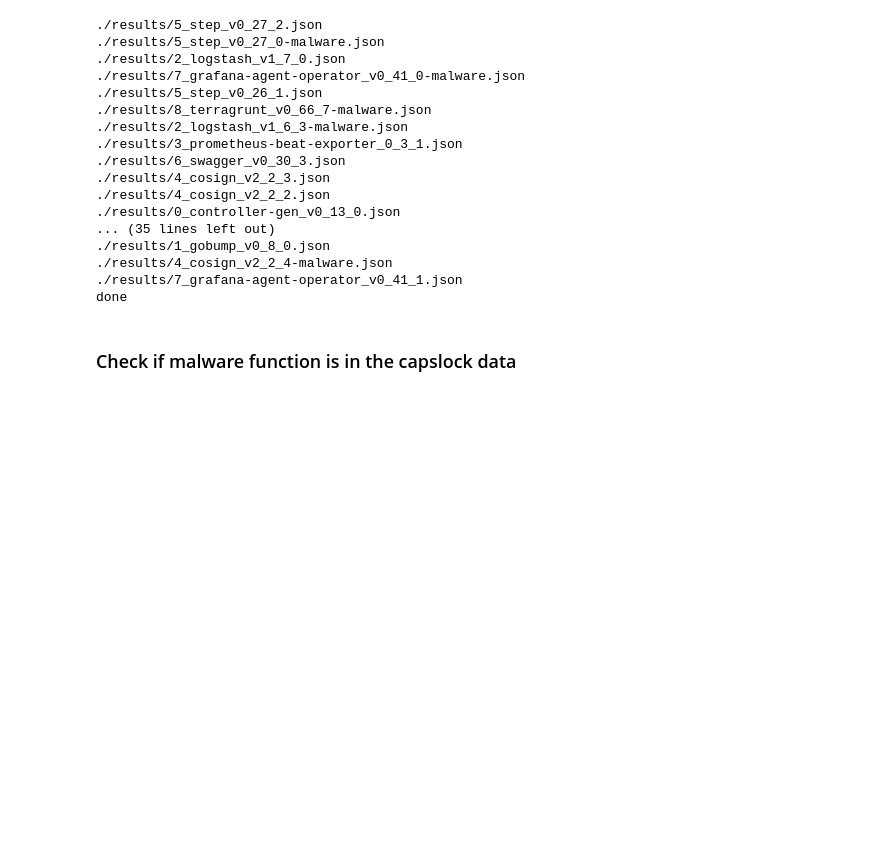
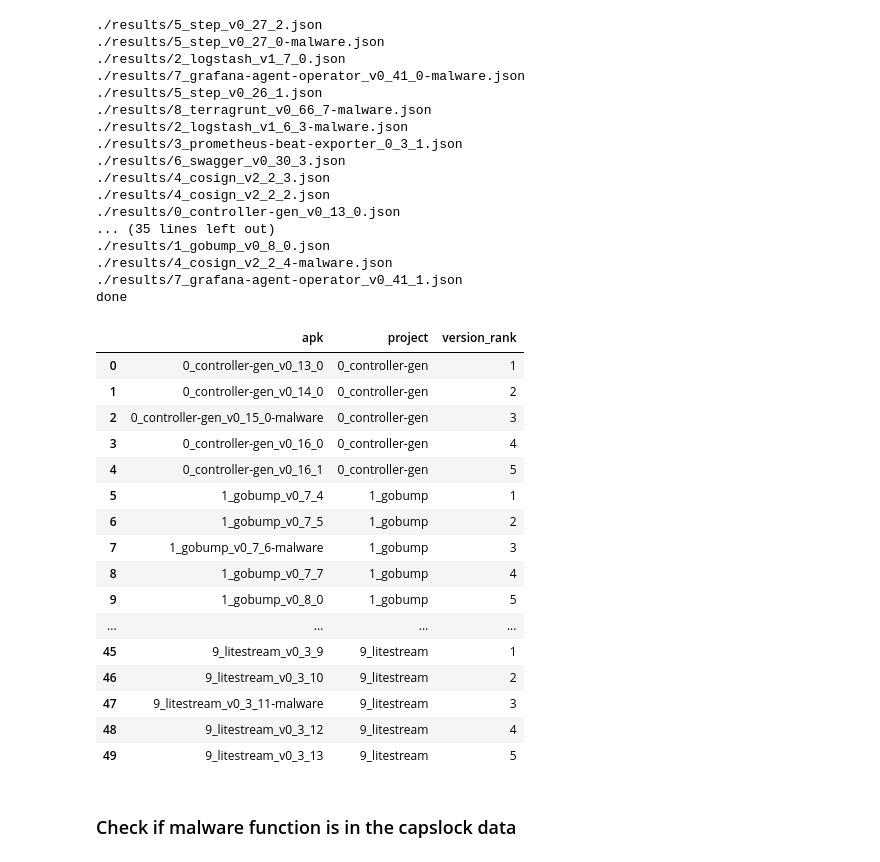
Before and after one commit to tdunlap607/panic-at-the-distro, a Jupyter notebook: malware-scanners/capslock/capslock_results.ipynb, the cells around one changed output. Cells and saved outputs as stored; diff of their text form; code cells hidden in the pictures; blank space fills up the shorter version.

```diff
--- a/malware-scanners/capslock/capslock_results.ipynb
+++ b/malware-scanners/capslock/capslock_results.ipynb
@@ -109,6 +109,81 @@ print("done")
 ./results/4_cosign_v2_2_4-malware.json
 ./results/7_grafana-agent-operator_v0_41_1.json
 done
+# %%
+ranks = [['0_controller-gen_v0_13_0', '0_controller-gen'],
+ ['0_controller-gen_v0_14_0', '0_controller-gen'],
+ ['0_controller-gen_v0_15_0-malware', '0_controller-gen'],
+ ['0_controller-gen_v0_16_0', '0_controller-gen'],
+ ['0_controller-gen_v0_16_1', '0_controller-gen'],
+ ['1_gobump_v0_7_4', '1_gobump'],
+ ['1_gobump_v0_7_5', '1_gobump'],
+ ['1_gobump_v0_7_6-malware', '1_gobump'],
+ ['1_gobump_v0_7_7', '1_gobump'],
+ ['1_gobump_v0_8_0', '1_gobump'],
+ ['2_logstash_v1_6_1', '2_logstash'],
+ ['2_logstash_v1_6_2', '2_logstash'],
+ ['2_logstash_v1_6_3-malware', '2_logstash'],
+ ['2_logstash_v1_6_4', '2_logstash'],
+ ['2_logstash_v1_7_0', '2_logstash'],
+ ['3_prometheus-beat-exporter_0_1_2', '3_prometheus-beat-exporter'],
+ ['3_prometheus-beat-exporter_0_2_0', '3_prometheus-beat-exporter'],
+ ['3_prometheus-beat-exporter_0_3_0-malware', '3_prometheus-beat-exporter'],
+ ['3_prometheus-beat-exporter_0_3_1', '3_prometheus-beat-exporter'],
+ ['3_prometheus-beat-exporter_0_4_0', '3_prometheus-beat-exporter'],
+ ['4_cosign_v2_2_2', '4_cosign'],
+ ['4_cosign_v2_2_3', '4_cosign'],
+ ['4_cosign_v2_2_4-malware', '4_cosign'],
+ ['4_cosign_v2_3_0', '4_cosign'],
+ ['4_cosign_v2_4_0', '4_cosign'],
+ ['5_step_v0_26_1', '5_step'],
+ ['5_step_v0_26_2', '5_step'],
+ ['5_step_v0_27_0-malware', '5_step'],
+ ['5_step_v0_27_1', '5_step'],
+ ['5_step_v0_27_2', '5_step'],
+ ['6_swagger_v0_30_2', '6_swagger'],
+ ['6_swagger_v0_30_3', '6_swagger'],
+ ['6_swagger_v0_30_4-malware', '6_swagger'],
+ ['6_swagger_v0_30_5', '6_swagger'],
+ ['6_swagger_v0_31_0', '6_swagger'],
+ ['7_grafana-agent-operator_v0_40_4', '7_grafana-agent-operator'],
+ ['7_grafana-agent-operator_v0_40_5', '7_grafana-agent-operator'],
+ ['7_grafana-agent-operator_v0_41_0-malware', '7_grafana-agent-operator'],
+ ['7_grafana-agent-operator_v0_41_1', '7_grafana-agent-operator'],
+ ['7_grafana-agent-operator_v0_42_0', '7_grafana-agent-operator'],
+ ['8_terragrunt_v0_66_5', '8_terragrunt'],
+ ['8_terragrunt_v0_66_6', '8_terragrunt'],
+ ['8_terragrunt_v0_66_7-malware', '8_terragrunt'],
+ ['8_terragrunt_v0_66_8', '8_terragrunt'],
+ ['8_terragrunt_v0_66_9', '8_terragrunt'],
+ ['9_litestream_v0_3_9', '9_litestream'],
+ ['9_litestream_v0_3_10', '9_litestream'],
+ ['9_litestream_v0_3_11-malware', '9_litestream'],
+ ['9_litestream_v0_3_12', '9_litestream'],
+ ['9_litestream_v0_3_13', '9_litestream']]
+
+ranks = pd.DataFrame(ranks, columns=['apk', 'project'])
+
+ranks['version_rank'] = ranks.groupby('project').cumcount() + 1
+
+ranks
+# %% [output]
+|  | apk | project | version_rank |
+| 0 | 0_controller-gen_v0_13_0 | 0_controller-gen | 1 |
+| 1 | 0_controller-gen_v0_14_0 | 0_controller-gen | 2 |
+| 2 | 0_controller-gen_v0_15_0-malware | 0_controller-gen | 3 |
+| 3 | 0_controller-gen_v0_16_0 | 0_controller-gen | 4 |
+| 4 | 0_controller-gen_v0_16_1 | 0_controller-gen | 5 |
+| 5 | 1_gobump_v0_7_4 | 1_gobump | 1 |
+| 6 | 1_gobump_v0_7_5 | 1_gobump | 2 |
+| 7 | 1_gobump_v0_7_6-malware | 1_gobump | 3 |
+| 8 | 1_gobump_v0_7_7 | 1_gobump | 4 |
+| 9 | 1_gobump_v0_8_0 | 1_gobump | 5 |
+| ... | ... | ... | ... |
+| 45 | 9_litestream_v0_3_9 | 9_litestream | 1 |
+| 46 | 9_litestream_v0_3_10 | 9_litestream | 2 |
+| 47 | 9_litestream_v0_3_11-malware | 9_litestream | 3 |
+| 48 | 9_litestream_v0_3_12 | 9_litestream | 4 |
+| 49 | 9_litestream_v0_3_13 | 9_litestream | 5 |
 # %% [markdown]
 ### Check if malware function is in the capslock data
 # %%
```
Also changed, not shown: parts of 5 cells of this notebook, 1 other file.
